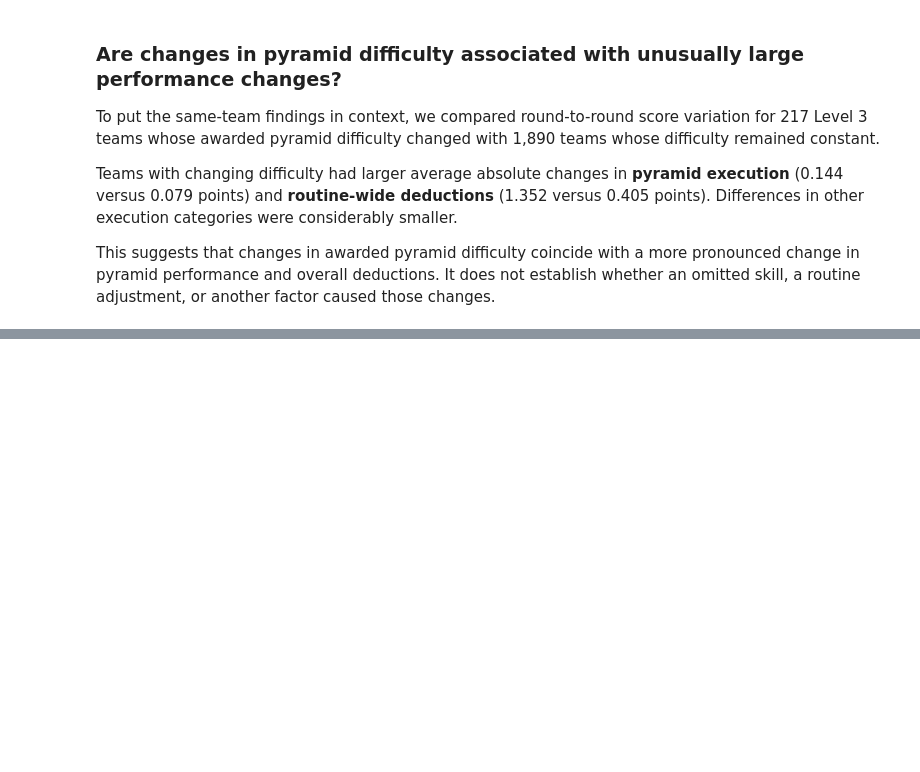
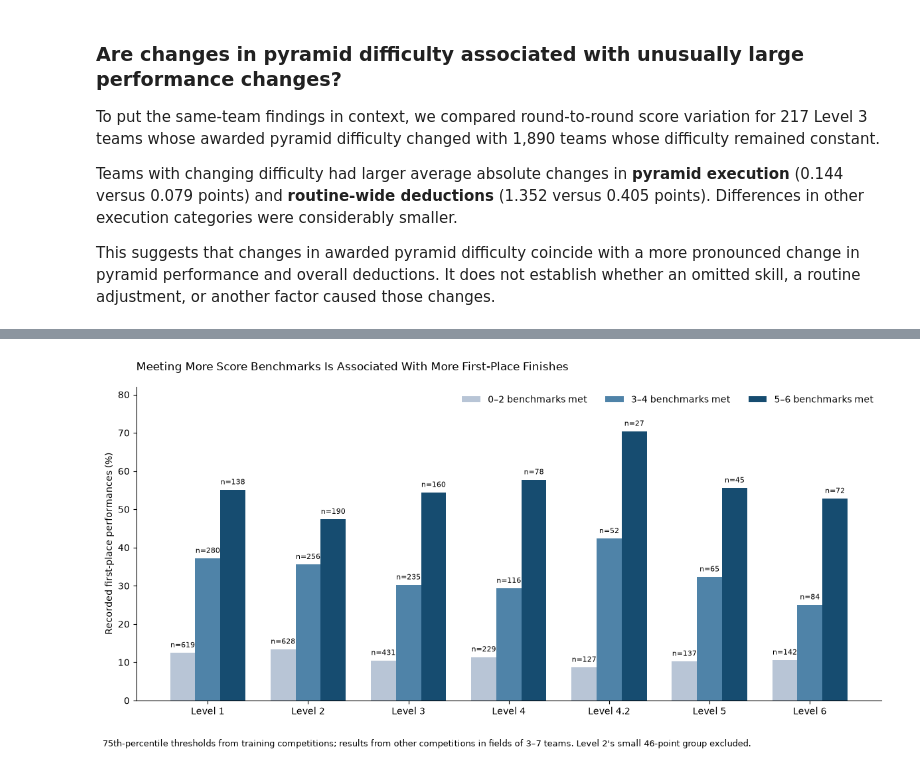
Before and after one commit to alecrheffron/cheer-score-anlaysis, a Jupyter notebook: notebooks/02_findings_visuals.ipynb, the cells around one changed output, grey strips where cells are left out. Saved outputs shown, nothing was run; the diff lists cells and outputs as text; code cells hidden in the pictures; blank space fills up the shorter version.

Commit message:
Complete scoring findings, figure exports, and project README

```diff
--- a/notebooks/02_findings_visuals.ipynb
+++ b/notebooks/02_findings_visuals.ipynb
@@ -778 +824,96 @@ plt.show()
 [figure]
+# %%
+# README figure: benchmark attainment across levels, evaluation competitions.
+import numpy as np
+import matplotlib.pyplot as plt
+
+benchmark_data = pd.read_csv(
+    PROJECT_ROOT / "data" / "processed" / "tableau_benchmark_performances.csv",
+    dtype={"level": "string"},
+)
+
+plot_df = benchmark_data[
+    benchmark_data["field_size"].between(3, 7)
+    & ~(
+        (benchmark_data["level"] == "2")
+        & (benchmark_data["scorecard_max"] == 46)
+    )
+].copy()
+
+plot_df["benchmark_group"] = pd.cut(
+    plot_df["benchmarks_met_75"],
+    bins=[-1, 2, 4, 6],
+    labels=["0–2", "3–4", "5–6"],
+)
+
+summary = (
+    plot_df.groupby(["level", "benchmark_group"], observed=True)
+    .agg(
+        performances=("rank", "size"),
+        first_places=("recorded_first_place", "sum"),
+    )
+    .reset_index()
+)
+summary["rate"] = (
+    100 * summary["first_places"] / summary["performances"]
+)
+
+levels = ["1", "2", "3", "4", "4.2", "5", "6"]
+groups = ["0–2", "3–4", "5–6"]
+colors = ["#B8C5D6", "#4F83A8", "#164C70"]
+x = np.arange(len(levels))
+width = 0.25
+
+fig, ax = plt.subplots(figsize=(12, 6))
+
+for offset, group, color in zip([-1, 0, 1], groups, colors):
+    values = (
+        summary[summary["benchmark_group"].astype(str) == group]
+        .set_index("level")
+        .reindex(levels)
+    )
+    bars = ax.bar(
+        x + offset * width,
+        values["rate"],
+        width,
+        label=f"{group} benchmarks met",
+        color=color,
+    )
+    for bar, n in zip(bars, values["performances"]):
+        ax.text(
+            bar.get_x() + bar.get_width() / 2,
+            bar.get_height() + 1,
+            f"n={int(n)}",
+            ha="center",
+            va="bottom",
+            fontsize=8,
+        )
+
+ax.set_xticks(x, [f"Level {level}" for level in levels])
+ax.set_ylim(0, 82)
+ax.set_ylabel("Recorded first-place performances (%)")
+ax.set_title(
+    "Meeting More Score Benchmarks Is Associated With More First-Place Finishes",
+    loc="left",
+    pad=18,
+)
+ax.legend(frameon=False, ncol=3)
+ax.spines[["top", "right"]].set_visible(False)
+fig.text(
+    0.01, 0.01,
+    "75th-percentile thresholds from training competitions; results from "
+    "other competitions in fields of 3–7 teams. "
+    "Level 2's small 46-point group excluded.",
+    fontsize=9,
+)
+fig.tight_layout(rect=[0, 0.06, 1, 1])
+
+figure_path = (
+    PROJECT_ROOT / "reports" / "figures" / "benchmark_attainment_by_level.png"
+)
+figure_path.parent.mkdir(parents=True, exist_ok=True)
+fig.savefig(figure_path, dpi=200, bbox_inches="tight")
+plt.show()
+print(f"Saved {figure_path}")
+# %% [output]
+[figure, added]
```
Also changed, not shown: parts of 12 cells of this notebook, 11 other files.
